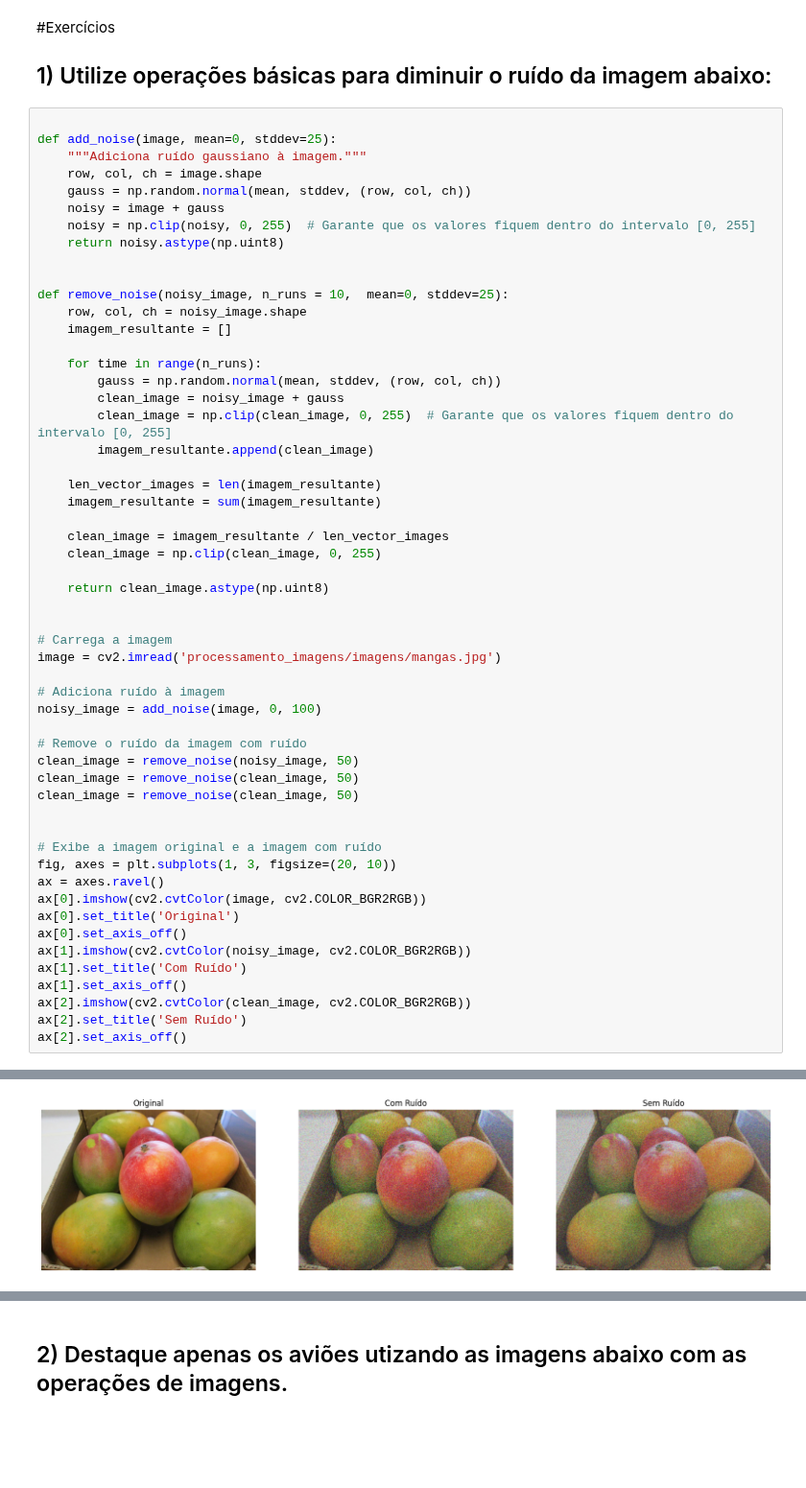
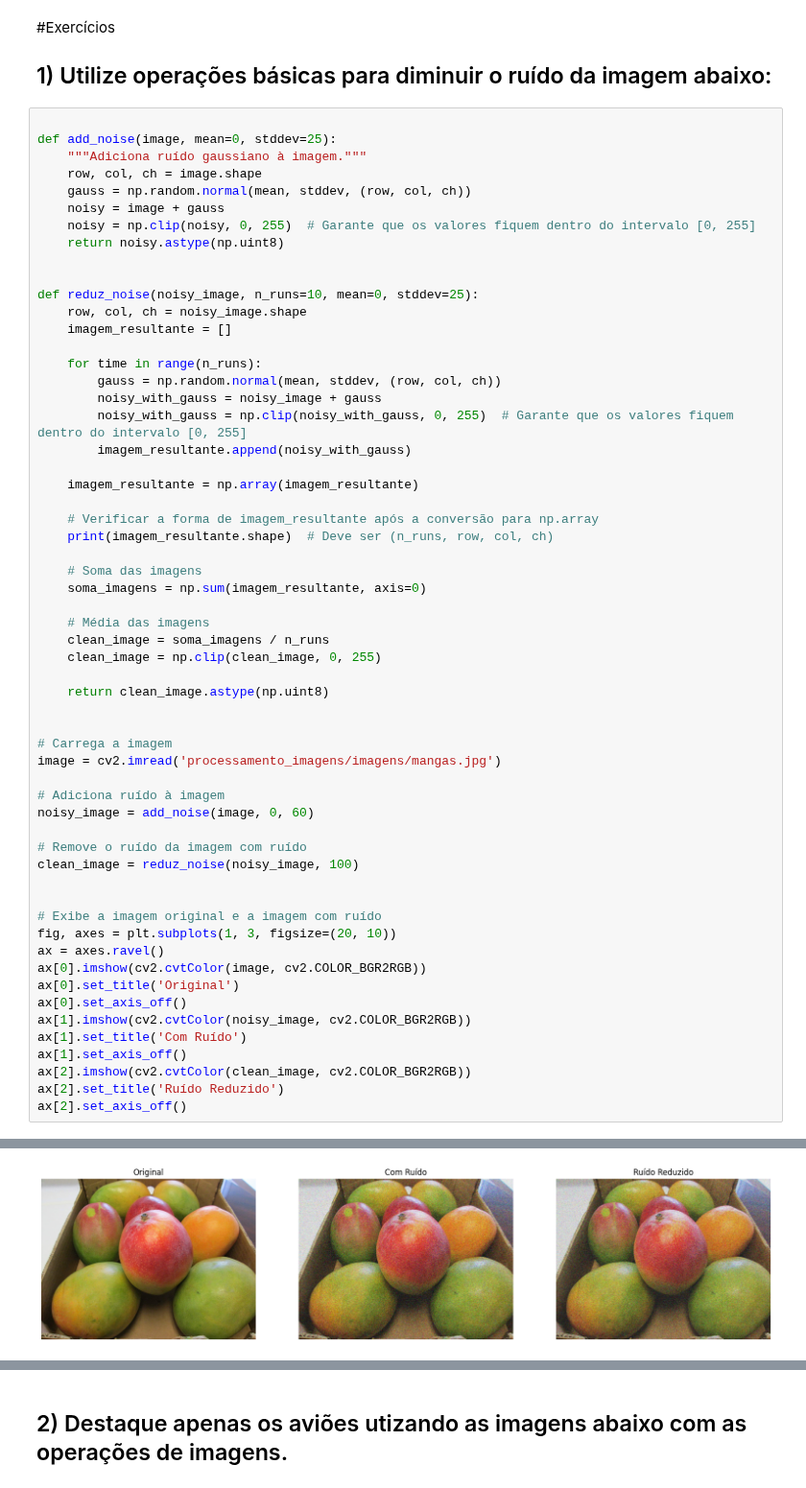
Before and after one commit to ViniciusBPessoa/Repositorio_Academico_Multidisciplinar, a Jupyter notebook: Processamento_imagens/mini_prog_1va/1ª_Lista_de_Exercícios_Práticos.ipynb, the cells around one changed output, grey strips where cells are left out. Shown at 96% size. Drawn from its saved outputs; the diff is of its cells as text; blank space fills up the shorter version.

```diff
--- a/Processamento_imagens/mini_prog_1va/1ª_Lista_de_Exercícios_Práticos.ipynb
+++ b/Processamento_imagens/mini_prog_1va/1ª_Lista_de_Exercícios_Práticos.ipynb
@@ -30,20 +27,26 @@ def add_noise(image, mean=0, stddev=25):
     return noisy.astype(np.uint8)
 
 
-def remove_noise(noisy_image, n_runs = 10,  mean=0, stddev=25):
+def reduz_noise(noisy_image, n_runs=10, mean=0, stddev=25):
     row, col, ch = noisy_image.shape
     imagem_resultante = []
 
     for time in range(n_runs):
         gauss = np.random.normal(mean, stddev, (row, col, ch))
-        clean_image = noisy_image + gauss
-        clean_image = np.clip(clean_image, 0, 255)  # Garante que os valores fiquem dentro do intervalo [0, 255]
-        imagem_resultante.append(clean_image)
+        noisy_with_gauss = noisy_image + gauss
+        noisy_with_gauss = np.clip(noisy_with_gauss, 0, 255)  # Garante que os valores fiquem dentro do intervalo [0, 255]
+        imagem_resultante.append(noisy_with_gauss)
 
-    len_vector_images = len(imagem_resultante)
-    imagem_resultante = sum(imagem_resultante)
+    imagem_resultante = np.array(imagem_resultante)
 
-    clean_image = imagem_resultante / len_vector_images
+    # Verificar a forma de imagem_resultante após a conversão para np.array
+    print(imagem_resultante.shape)  # Deve ser (n_runs, row, col, ch)
+
+    # Soma das imagens
+    soma_imagens = np.sum(imagem_resultante, axis=0)
+
+    # Média das imagens
+    clean_image = soma_imagens / n_runs
     clean_image = np.clip(clean_image, 0, 255)
 
     return clean_image.astype(np.uint8)
@@ -53,12 +56,10 @@ def remove_noise(noisy_image, n_runs = 10,  mean=0, stddev=25):
 image = cv2.imread('processamento_imagens/imagens/mangas.jpg')
 
 # Adiciona ruído à imagem
-noisy_image = add_noise(image, 0, 100)
+noisy_image = add_noise(image, 0, 60)
 
 # Remove o ruído da imagem com ruído
-clean_image = remove_noise(noisy_image, 50)
-clean_image = remove_noise(clean_image, 50)
-clean_image = remove_noise(clean_image, 50)
+clean_image = reduz_noise(noisy_image, 100)
 
 
 # Exibe a imagem original e a imagem com ruído
@@ -71,6 +72,6 @@ ax[1].imshow(cv2.cvtColor(noisy_image, cv2.COLOR_BGR2RGB))
 ax[1].set_title('Com Ruído')
 ax[1].set_axis_off()
 ax[2].imshow(cv2.cvtColor(clean_image, cv2.COLOR_BGR2RGB))
-ax[2].set_title('Sem Ruído')
+ax[2].set_title('Ruído Reduzido')
 ax[2].set_axis_off()
 # %% [output]
@@ -77 +79 @@ ax[2].set_axis_off()
-[figure, old version]
+[figure, new version]
```
Also changed, not shown: parts of 5 cells of this notebook.
